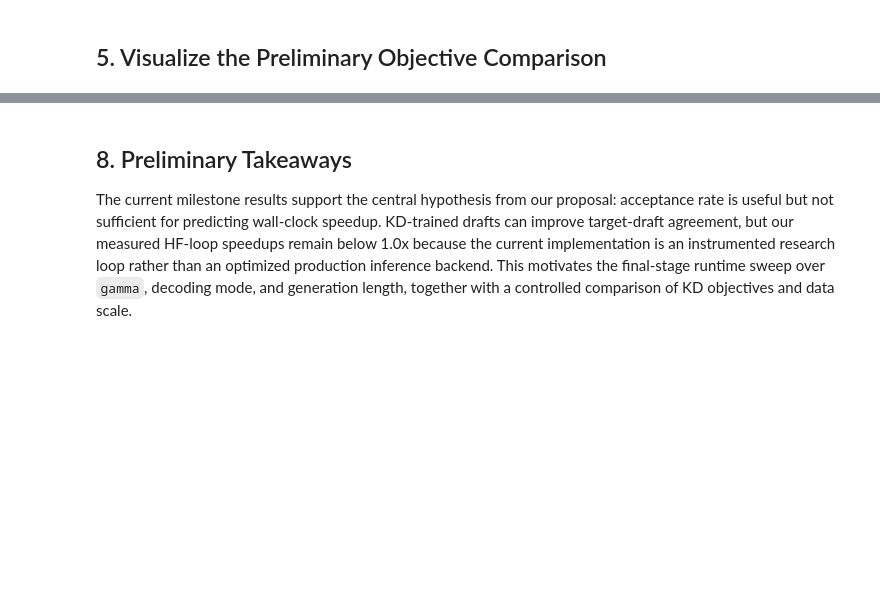
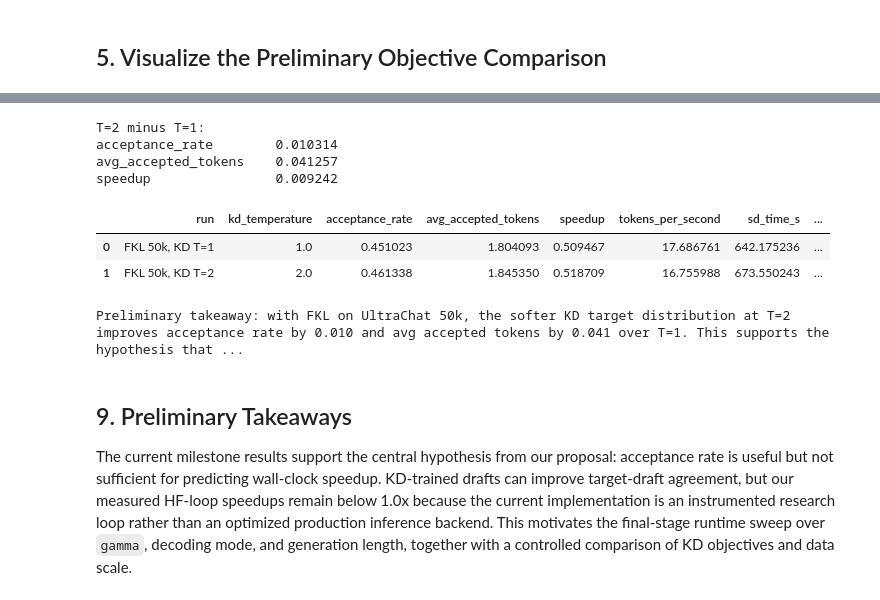
Before and after one commit to roxanna-ke/distilled-draft-decoding, a Jupyter notebook: notebooks/zhiyan_ke_407061.ipynb, the cells around one changed output, grey strips where cells are left out. Drawn from its saved outputs; the diff is of its cells as text; code cells hidden in the pictures; blank space fills up the shorter version.

```diff
--- a/notebooks/zhiyan_ke_407061.ipynb
+++ b/notebooks/zhiyan_ke_407061.ipynb
@@ -255,18 +464,0 @@ This cell reads the first available row from each `generations.jsonl` file. It i
-# %%
-GEN_PATHS = {
-    name: path.parent / "generations.jsonl"
-    for name, path in SUMMARY_PATHS.items()
-    if name in ["pretrained", "fkl", "rkl", "jsd"]
-}
-
-for name, path in GEN_PATHS.items():
-    print("=" * 80)
-    print(name, path)
-    if not path.exists():
-        print("missing generations.jsonl")
-        continue
-    with path.open("r", encoding="utf-8") as f:
-        row = json.loads(f.readline())
-    print("prompt:", row.get("prompt", "")[:400].replace("\n", " "))
-    print("generation:", row.get("generation", "")[:700].replace("\n", " "))
-    print("accepted_lens sample:", row.get("accepted_lens", [])[:20])
@@ -321,4 +588,54 @@ for name, draft in drafts.items():
+# %%
+# FKL 50k/T=1 is copied from siyuan_zhang_388143.ipynb.
+# FKL 50k/T=2 is copied from my RunAI eval_summary.json and embedded above.
+fkl_temp_rows = [
+    {
+        "run": "FKL 50k, KD T=1",
+        "kd_temperature": 1.0,
+        "acceptance_rate": 0.4510233319688907,
+        "avg_accepted_tokens": 1.8040933278755629,
+        "speedup": 0.5094669917174816,
+        "tokens_per_second": 17.68676113062409,
+        "sd_time_s": 642.1752358227967,
+        "vanilla_time_s": 327.16708555010456,
+    },
+    {
+        "run": "FKL 50k, KD T=2",
+        "kd_temperature": 2.0,
+        "acceptance_rate": 0.46133762219027487,
+        "avg_accepted_tokens": 1.8453504887610995,
+        "speedup": 0.5187090653566054,
+        "tokens_per_second": 16.755988162192187,
+        "sd_time_s": 673.5502434894443,
+        "vanilla_time_s": 349.3763547965791,
+    },
+]
+
+temp_df = pd.DataFrame(fkl_temp_rows)
+temp_delta = temp_df.iloc[1][["acceptance_rate", "avg_accepted_tokens", "speedup"]] - temp_df.iloc[0][["acceptance_rate", "avg_accepted_tokens", "speedup"]]
+print("T=2 minus T=1:")
+print(temp_delta.to_string())
+display(temp_df)
+
+
+print(
+    "Preliminary takeaway: with FKL on UltraChat 50k, the softer KD target "
+    "distribution at T=2 improves acceptance rate by "
+    f"{temp_delta['acceptance_rate']:.3f} and avg accepted tokens by "
+    f"{temp_delta['avg_accepted_tokens']:.3f} over T=1. This supports the hypothesis "
+    "that FKL benefits from preserving more teacher probability mass on secondary tokens. "
+    "The comparison is still preliminary and should be treated as an ablation result, not a final claim."
+)
+# %% [output]
+T=2 minus T=1:
+acceptance_rate        0.010314
+avg_accepted_tokens    0.041257
+speedup                0.009242
+|  | run | kd_temperature | acceptance_rate | avg_accepted_tokens | speedup | tokens_per_second | sd_time_s | ... |
+| 0 | FKL 50k, KD T=1 | 1.0 | 0.451023 | 1.804093 | 0.509467 | 17.686761 | 642.175236 | ... |
+| 1 | FKL 50k, KD T=2 | 2.0 | 0.461338 | 1.845350 | 0.518709 | 16.755988 | 673.550243 | ... |
+Preliminary takeaway: with FKL on UltraChat 50k, the softer KD target distribution at T=2 improves acceptance rate by 0.010 and avg accepted tokens by 0.041 over T=1. This supports the hypothesis that ...
 # %% [markdown]
-## 8. Preliminary Takeaways
+## 9. Preliminary Takeaways
 
 The current milestone results support the central hypothesis from our proposal: acceptance rate is useful but not sufficient for predicting wall-clock speedup. KD-trained drafts can improve target-draft agreement, but our measured HF-loop speedups remain below 1.0x because the current implementation is an instrumented research loop rather than an optimized production inference backend. This motivates the final-stage runtime sweep over `gamma`, decoding mode, and generation length, together with a controlled comparison of KD objectives and data scale.
```
Also changed, not shown: parts of 16 cells of this notebook.
